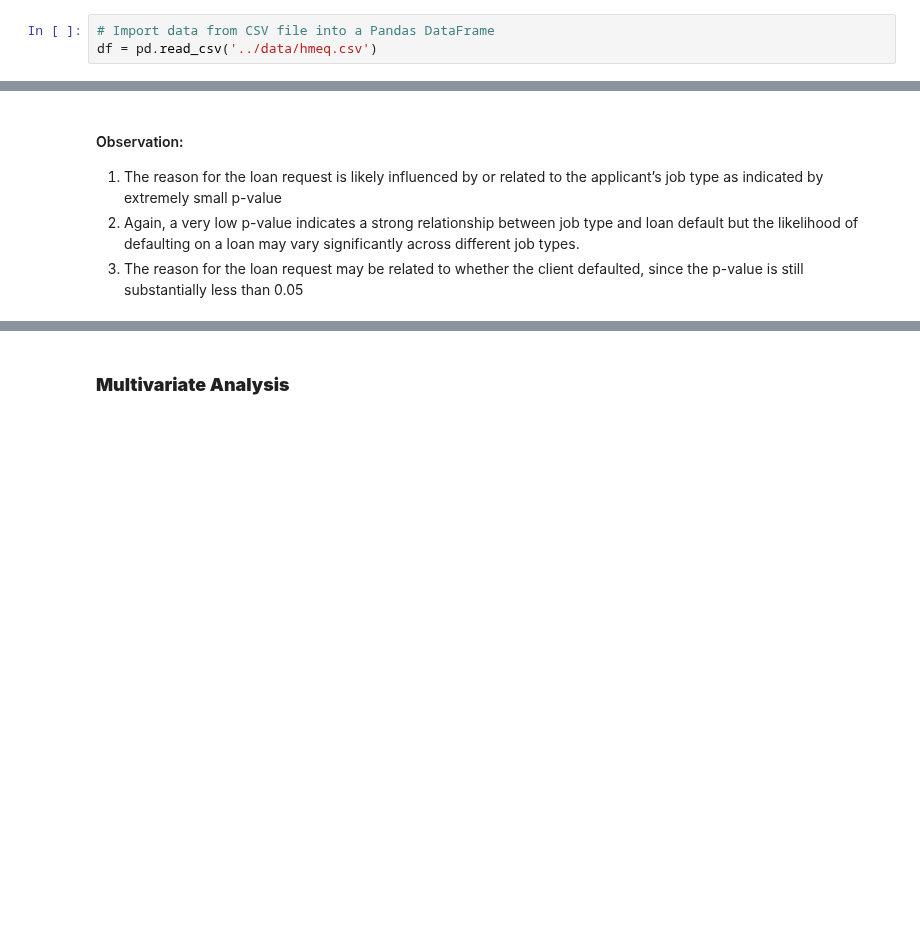
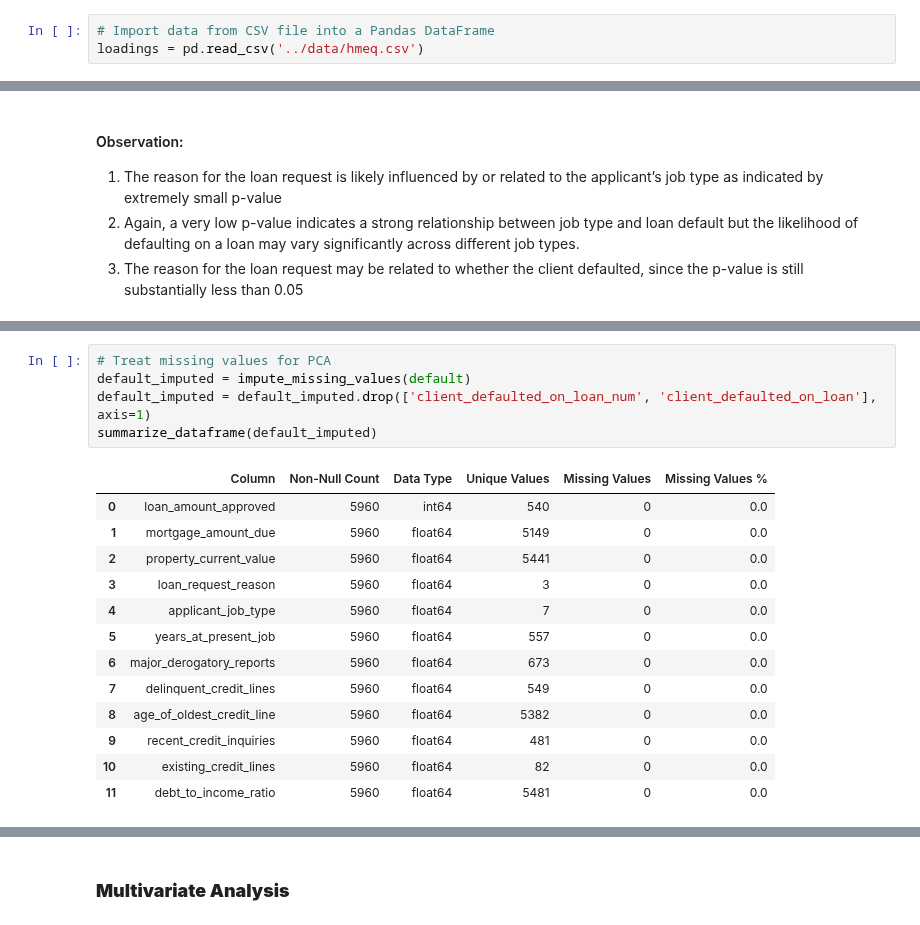
Before and after one commit to vmagar1729/analytiqbit, a Jupyter notebook: notebooks/Capstone_Project_Reference_Notebook_Loan_Default_Prediction_Full_Code.ipynb, the cells around one changed output, grey strips where cells are left out. Saved outputs shown, nothing was run; the diff lists cells and outputs as text; blank space fills up the shorter version.

```diff
--- a/notebooks/Capstone_Project_Reference_Notebook_Loan_Default_Prediction_Full_Code.ipynb
+++ b/notebooks/Capstone_Project_Reference_Notebook_Loan_Default_Prediction_Full_Code.ipynb
@@ -118,6 +121,6 @@ importlib.reload(data_processing)
 - Checking for duplicated values
 # %%
 # Import data from CSV file into a Pandas DataFrame
-df = pd.read_csv('../data/hmeq.csv')
+loadings = pd.read_csv('../data/hmeq.csv')
 # %%
 # Make a copy of the original dataframe for processing, so the original data stays intact
@@ -552,0 +574,19 @@ print(results)
+# %%
+# Treat missing values for PCA
+default_imputed = impute_missing_values(default)
+default_imputed = default_imputed.drop(['client_defaulted_on_loan_num', 'client_defaulted_on_loan'], axis=1)
+summarize_dataframe(default_imputed)
+# %% [output]
+|  | Column | Non-Null Count | Data Type | Unique Values | Missing Values | Missing Values % |
+| 0 | loan_amount_approved | 5960 | int64 | 540 | 0 | 0.0 |
+| 1 | mortgage_amount_due | 5960 | float64 | 5149 | 0 | 0.0 |
+| 2 | property_current_value | 5960 | float64 | 5441 | 0 | 0.0 |
+| 3 | loan_request_reason | 5960 | float64 | 3 | 0 | 0.0 |
+| 4 | applicant_job_type | 5960 | float64 | 7 | 0 | 0.0 |
+| 5 | years_at_present_job | 5960 | float64 | 557 | 0 | 0.0 |
+| 6 | major_derogatory_reports | 5960 | float64 | 673 | 0 | 0.0 |
+| 7 | delinquent_credit_lines | 5960 | float64 | 549 | 0 | 0.0 |
+| 8 | age_of_oldest_credit_line | 5960 | float64 | 5382 | 0 | 0.0 |
+| 9 | recent_credit_inquiries | 5960 | float64 | 481 | 0 | 0.0 |
+| 10 | existing_credit_lines | 5960 | float64 | 82 | 0 | 0.0 |
+| 11 | debt_to_income_ratio | 5960 | float64 | 5481 | 0 | 0.0 |
```
Also changed, not shown: parts of 20 cells of this notebook, 1 other file.
